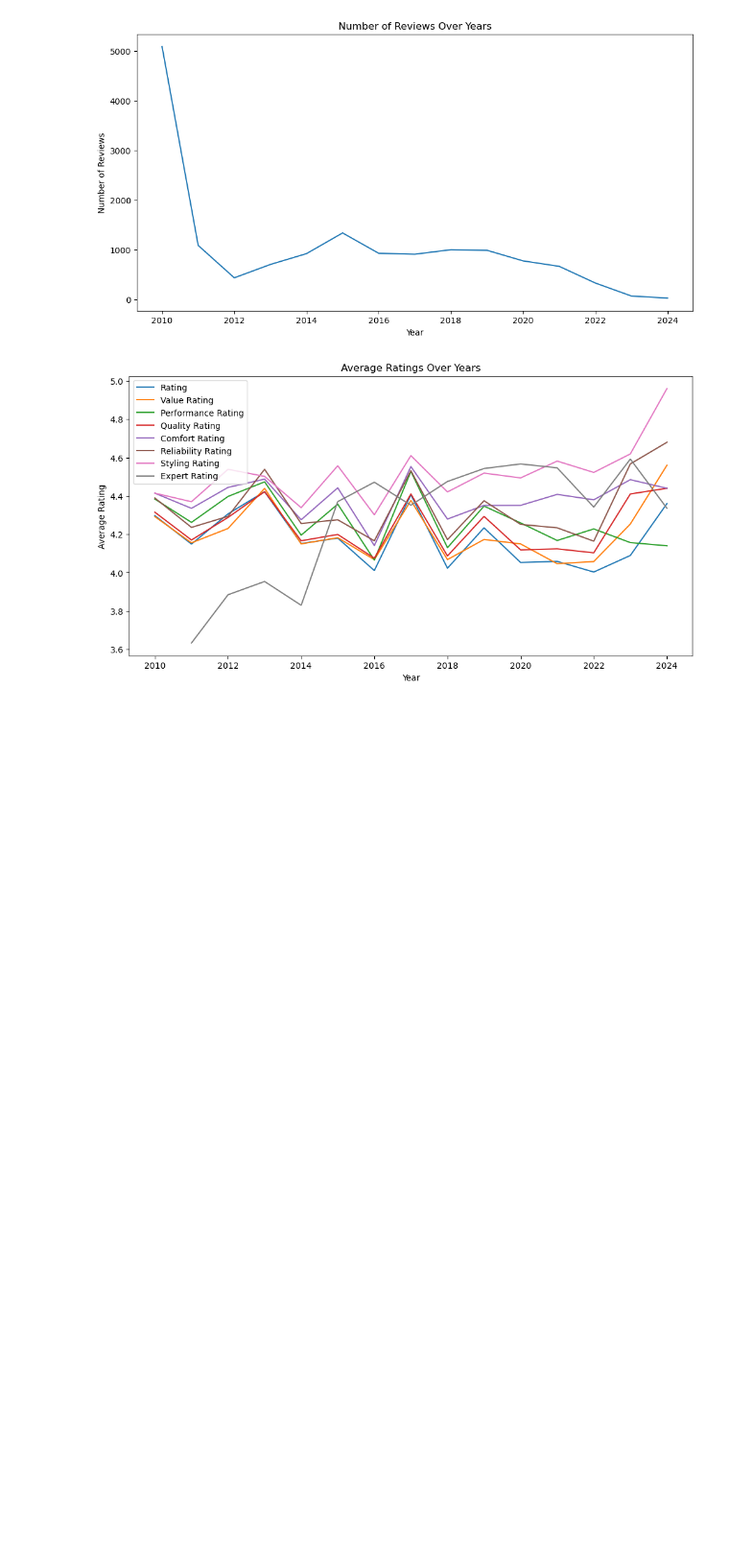
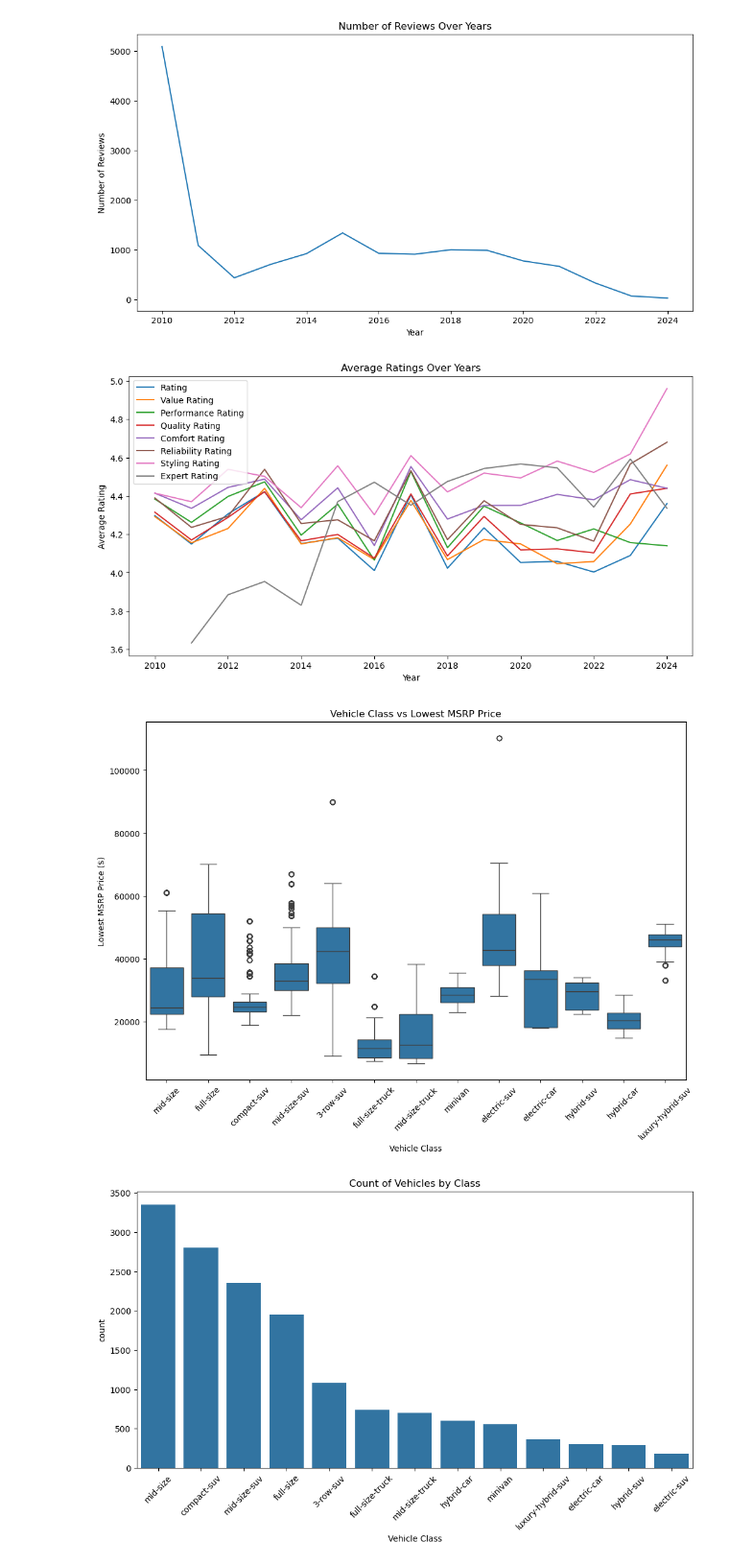
Before and after one commit to ethanrwong/Marketing-Analytics-Group-Project, a Jupyter notebook: EDA.ipynb, the cells around one changed output. Shown at 96% size. Saved outputs shown, nothing was run; the diff lists cells and outputs as text; code cells hidden in the pictures; blank space fills up the shorter version.

```diff
--- a/EDA.ipynb
+++ b/EDA.ipynb
@@ -329,3 +359,20 @@ plt.legend()
 plt.show()
 # %% [output]
 [figure]
+# %%
+# Boxplot of Vehicle Class vs Lowest MSRP Price
+plt.figure(figsize=(12, 8))
+sns.boxplot(x='Vehicle Class', y='Lowest MSRP Price ($)', data=df)
+plt.title('Vehicle Class vs Lowest MSRP Price')
+plt.xticks(rotation=45)
+plt.show()
+
+# Count plot for Vehicle Class
+plt.figure(figsize=(12, 6))
+sns.countplot(x='Vehicle Class', data=df, order=df['Vehicle Class'].value_counts().index)
+plt.title('Count of Vehicles by Class')
+plt.xticks(rotation=45)
+plt.show()
+# %% [output]
+[figure, added]
+[figure, added]
```
Also changed, not shown: parts of 16 cells of this notebook.
